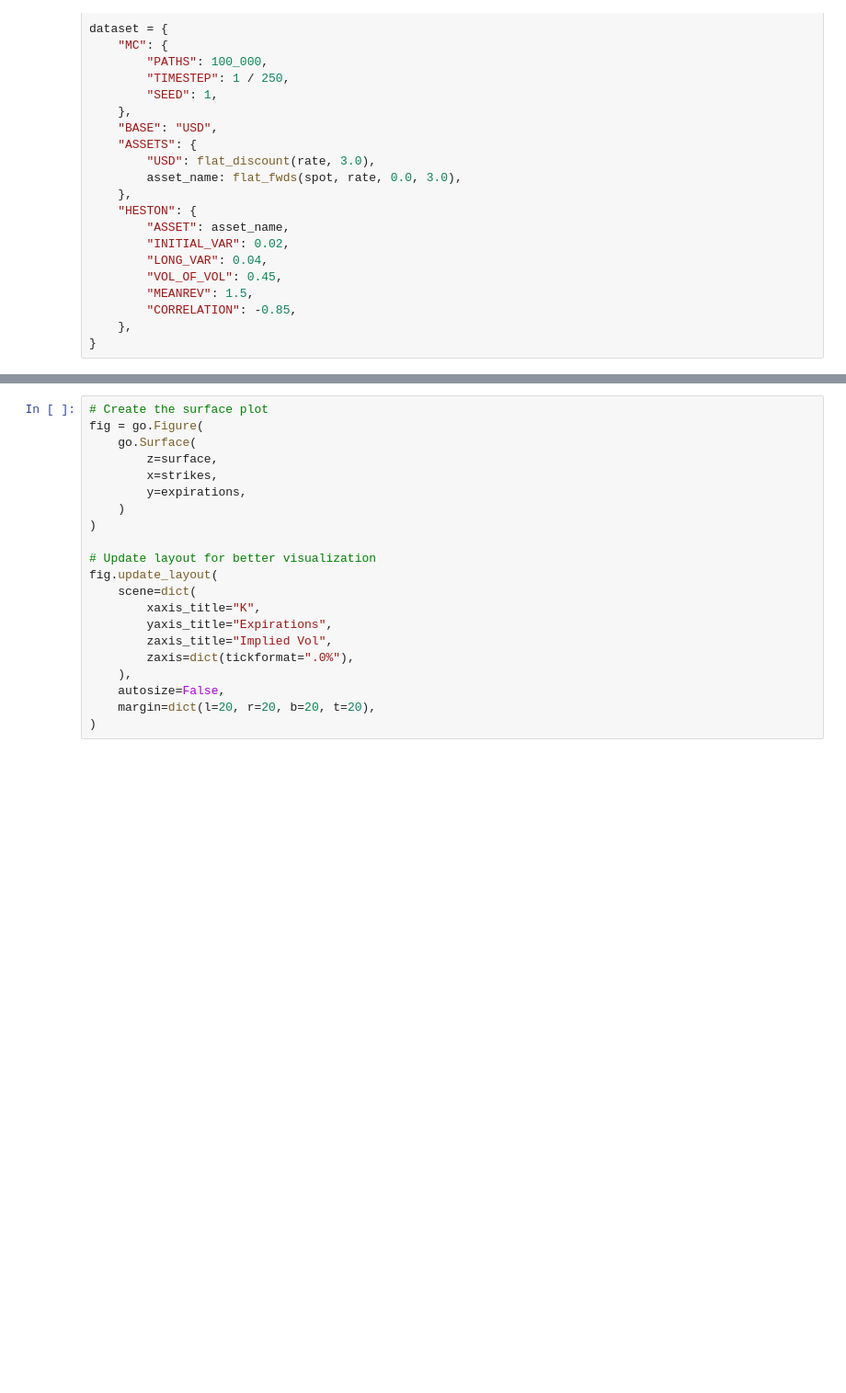
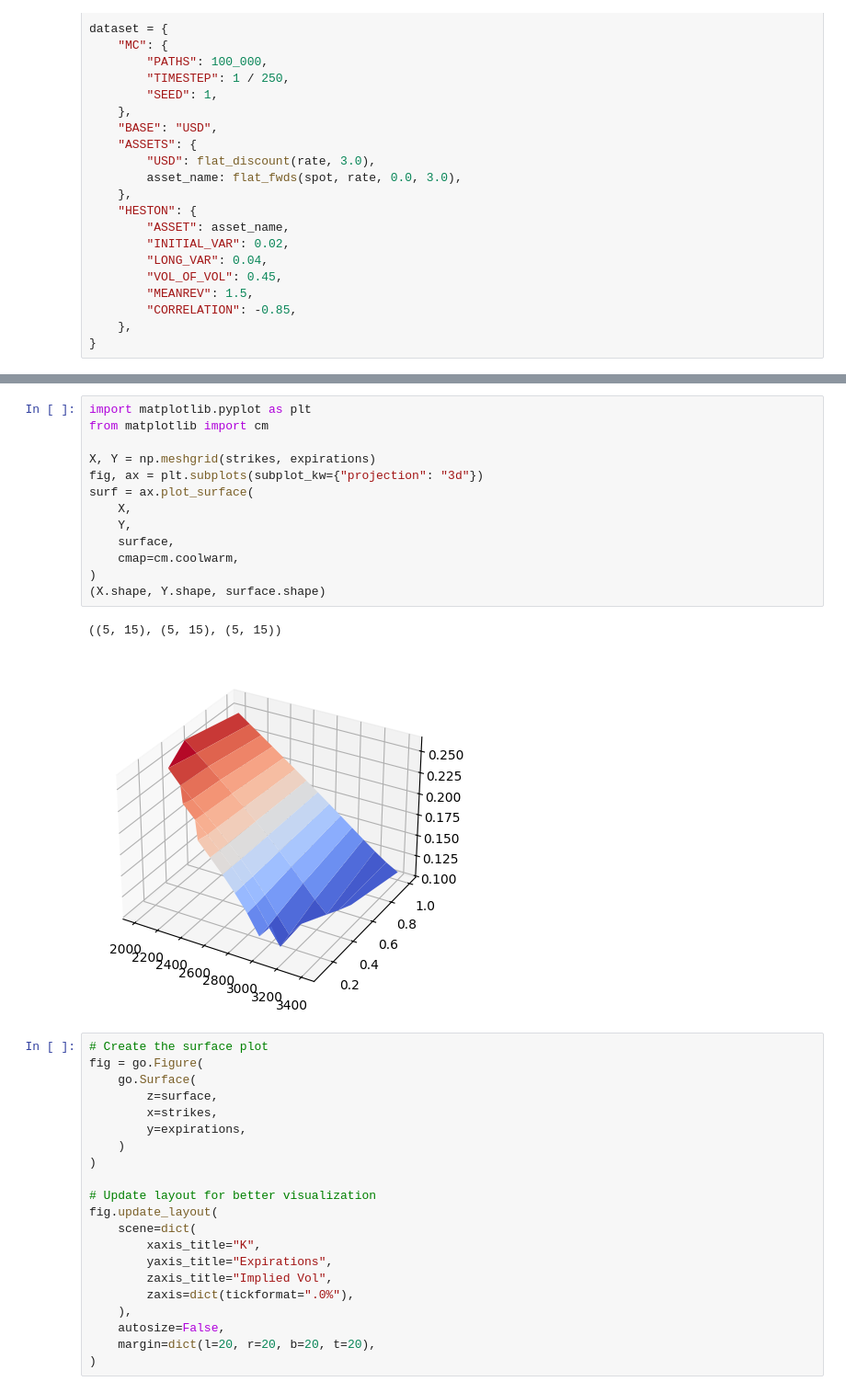
Before and after one commit to somdipdatta/finmc, a Jupyter notebook: notebooks/heston.ipynb, the cells around one changed output, grey strips where cells are left out. Shown: that part at 92% size. Drawn from its saved outputs; the diff is of its cells as text; blank space fills up the shorter version.

```diff
--- a/notebooks/heston.ipynb
+++ b/notebooks/heston.ipynb
@@ -44,3 +77,19 @@ surface = iv_surface_sim(
+# %%
+import matplotlib.pyplot as plt
+from matplotlib import cm
+
+X, Y = np.meshgrid(strikes, expirations)
+fig, ax = plt.subplots(subplot_kw={"projection": "3d"})
+surf = ax.plot_surface(
+    X,
+    Y,
+    surface,
+    cmap=cm.coolwarm,
+)
+(X.shape, Y.shape, surface.shape)
+# %% [output]
+((5, 15), (5, 15), (5, 15))
+[figure, added]
 # %%
 # Create the surface plot
 fig = go.Figure(
```
Also changed, not shown: parts of 2 cells of this notebook.
